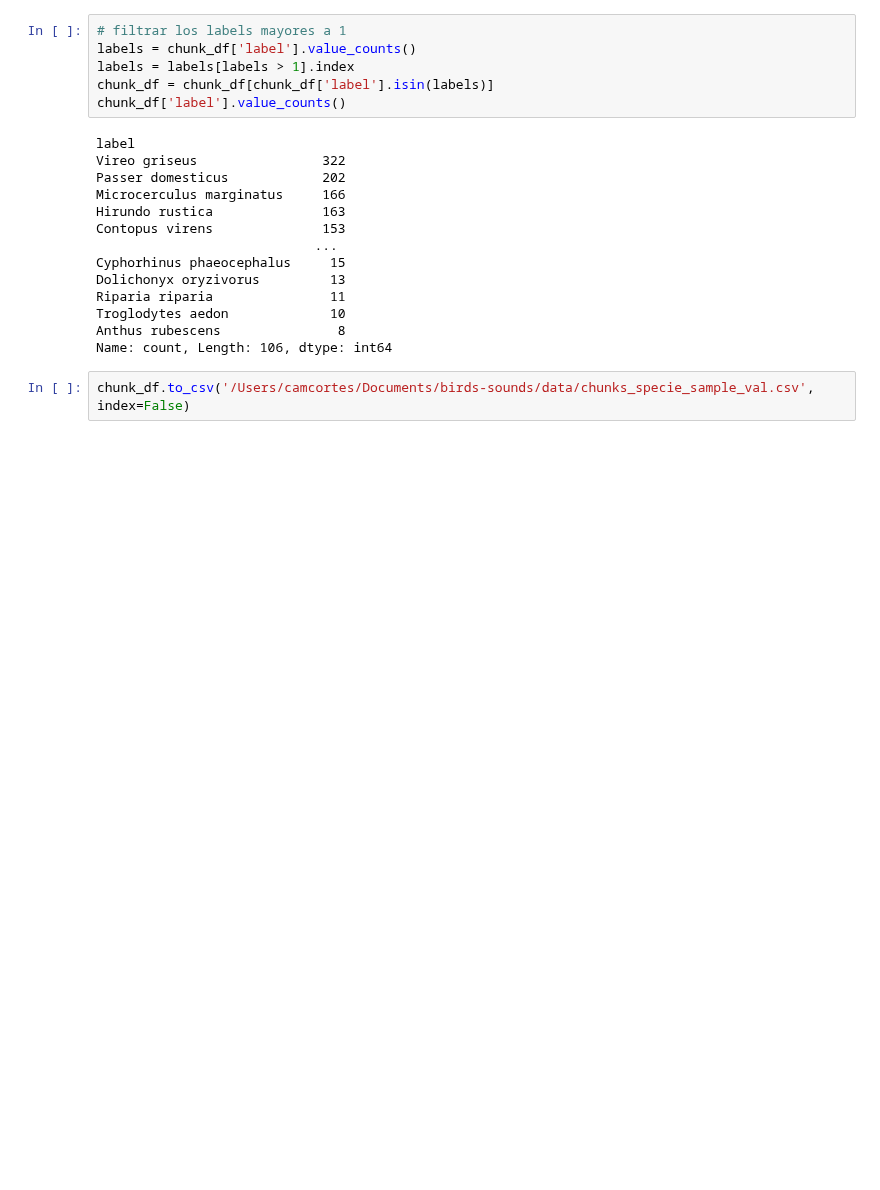
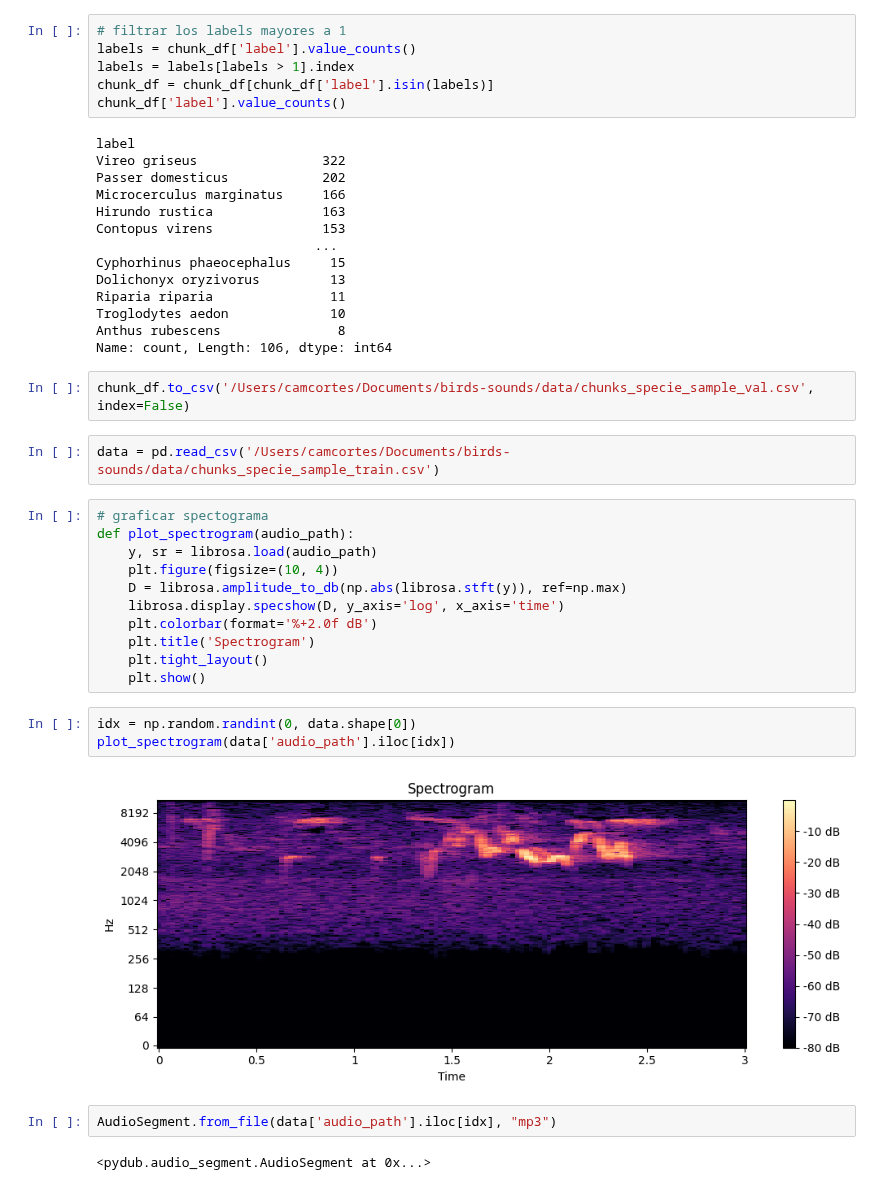
Before and after one commit to camiloacp/The-Evolutionary-Structure-of-Acoustic-Learnability-A-Deep-Learning-Approach-to-Neotropical-Birdsong, a Jupyter notebook: notebooks/02 chunks.ipynb, the cells around one changed output. Saved outputs shown, nothing was run; the diff lists cells and outputs as text; blank space fills up the shorter version.

Commit message:
spectogramas

```diff
--- a/notebooks/02 chunks.ipynb
+++ b/notebooks/02 chunks.ipynb
@@ -146,3 +146,25 @@ Anthus rubescens               8
 Name: count, Length: 106, dtype: int64
 # %%
 chunk_df.to_csv('/Users/camcortes/Documents/birds-sounds/data/chunks_specie_sample_val.csv', index=False)
+# %%
+data = pd.read_csv('/Users/camcortes/Documents/birds-sounds/data/chunks_specie_sample_train.csv')
+# %%
+# graficar spectograma
+def plot_spectrogram(audio_path):
+    y, sr = librosa.load(audio_path)
+    plt.figure(figsize=(10, 4))
+    D = librosa.amplitude_to_db(np.abs(librosa.stft(y)), ref=np.max)
+    librosa.display.specshow(D, y_axis='log', x_axis='time')
+    plt.colorbar(format='%+2.0f dB')
+    plt.title('Spectrogram')
+    plt.tight_layout()
+    plt.show()
+# %%
+idx = np.random.randint(0, data.shape[0])
+plot_spectrogram(data['audio_path'].iloc[idx])
+# %% [output]
+[figure, added]
+# %%
+AudioSegment.from_file(data['audio_path'].iloc[idx], "mp3")
+# %% [output]
+<pydub.audio_segment.AudioSegment at 0x...>
```
Also changed, not shown: parts of 4 cells of this notebook.
